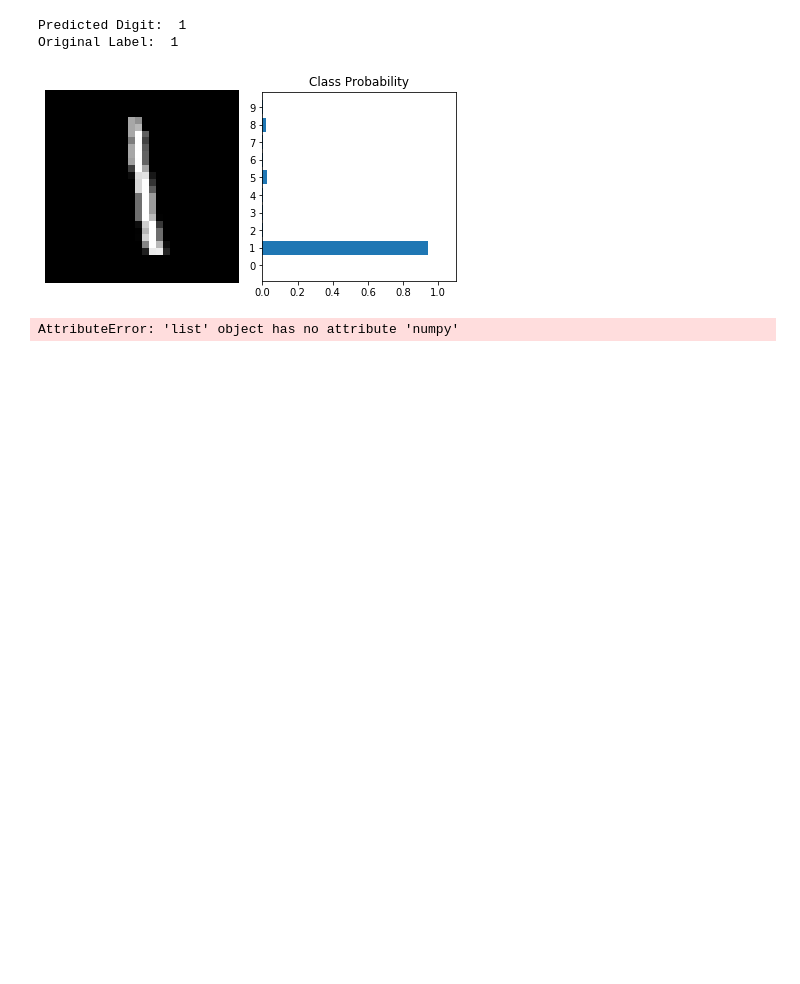
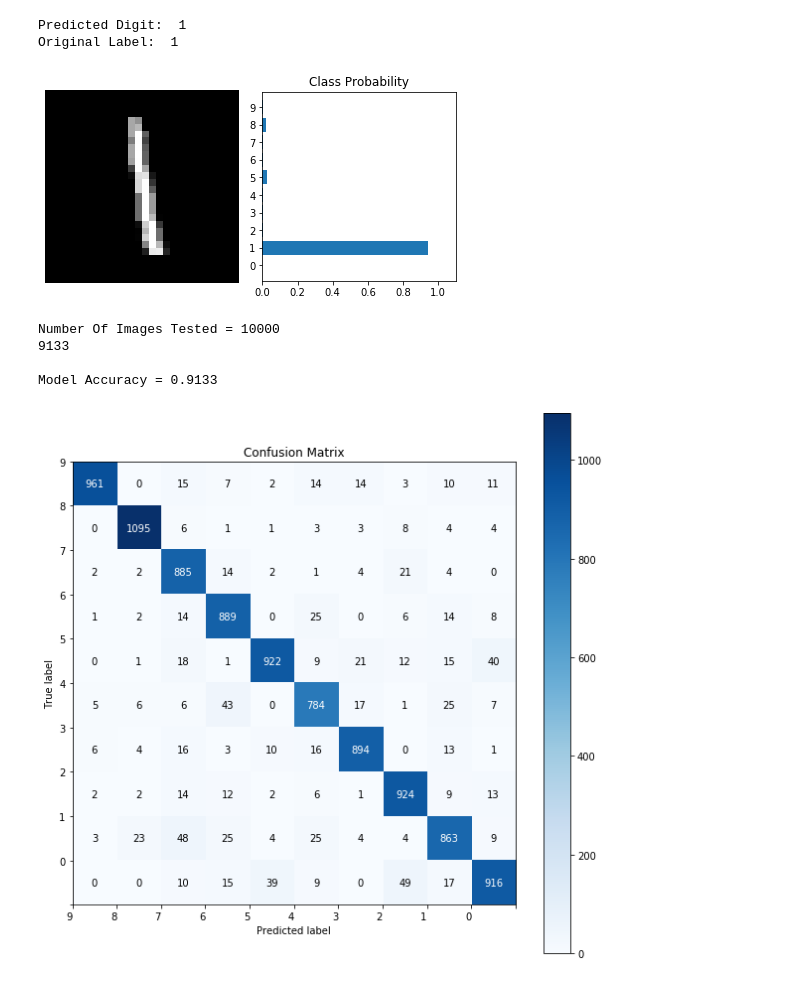
Before and after one commit to agroshar/DIT411-Introduction-to-AI, a Jupyter notebook: Neural Network.ipynb, the cells around one changed output. Saved outputs shown, nothing was run; the diff lists cells and outputs as text; code cells hidden in the pictures; blank space fills up the shorter version.

Commit message:
conf matrix

```diff
--- a/Neural Network.ipynb
+++ b/Neural Network.ipynb
@@ -216,3 +190,34 @@ accuracy, prediction_labels, actual_labels =  test_model(model, test_set)
+# %%
+correct_count, all_count = 0, 0
+predicted_labels = []
+actual_labels = []
+for images,labels in test_set:
+    for i in range(len(labels)):
+        img = images[i].view(1, 784)
+        with torch.no_grad():
+            logps = model(img)
+
+
+        ps = torch.exp(logps)
+        probab = list(ps.numpy()[0])
+        pred_label = probab.index(max(probab))
+        true_label = labels.numpy()[i]
+
+        predicted_labels.append(pred_label)
+        actual_labels.append(true_label)
+
+        if(true_label == pred_label):
+            correct_count += 1
+        all_count += 1
+
+print("Number Of Images Tested =", all_count)
+print(correct_count)
+print("\nModel Accuracy =", (correct_count/all_count))
+# %% [output]
+Number Of Images Tested = 10000
+9133
+
+Model Accuracy = 0.9133
 # %%
 
 import numpy as np
@@ -259,7 +264,7 @@ def plot_confusion_matrix(y_true, y_pred, classes, title='Confusion Matrix', cma
 # %%
 
 label_list = [0, 1, 2, 3, 4, 5, 6, 7, 8, 9,]
 
-plot_confusion_matrix(prediction_labels.numpy(), actual_labels.numpy(), label_list)
+plot_confusion_matrix(predicted_labels, actual_labels, label_list)
 # %% [output]
-AttributeError: 'list' object has no attribute 'numpy'
+[figure, added]
```
Also changed, not shown: parts of 2 cells of this notebook.
